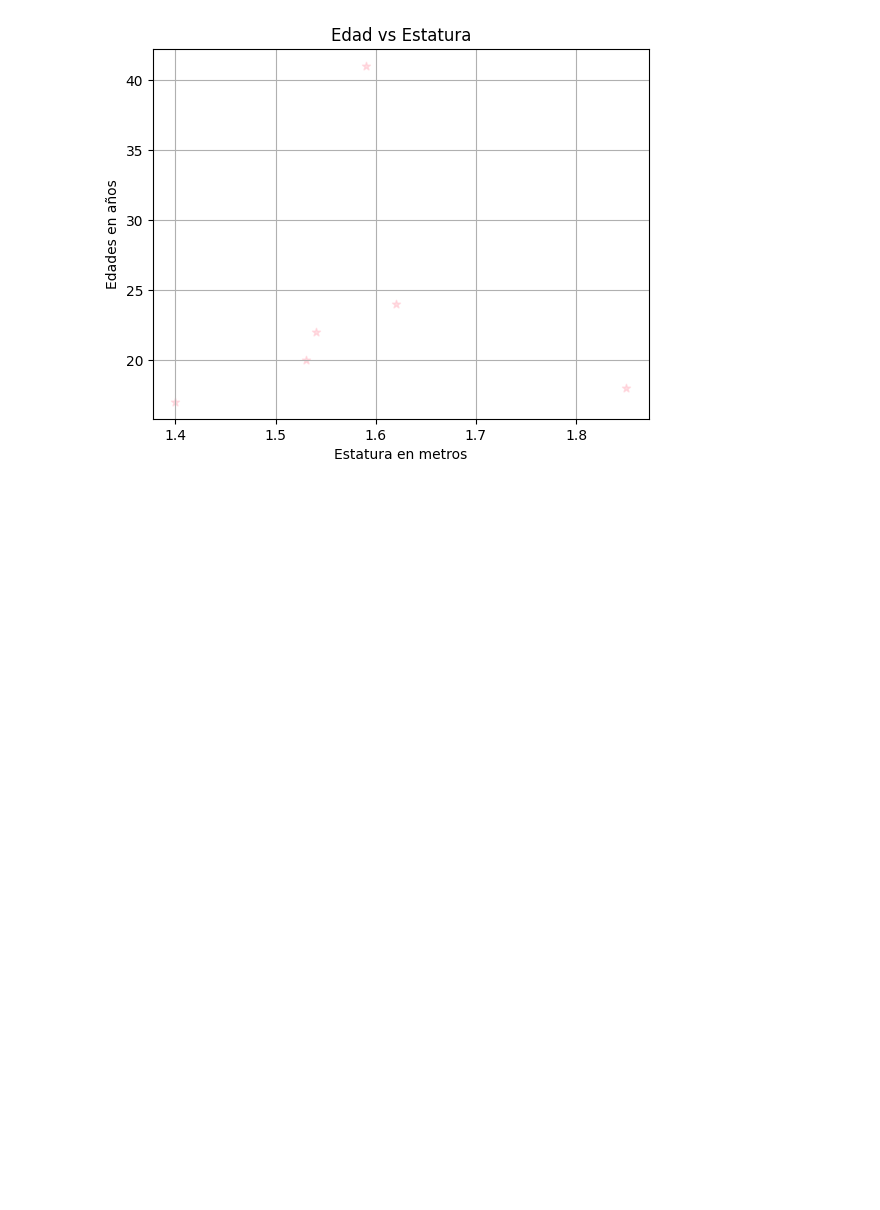
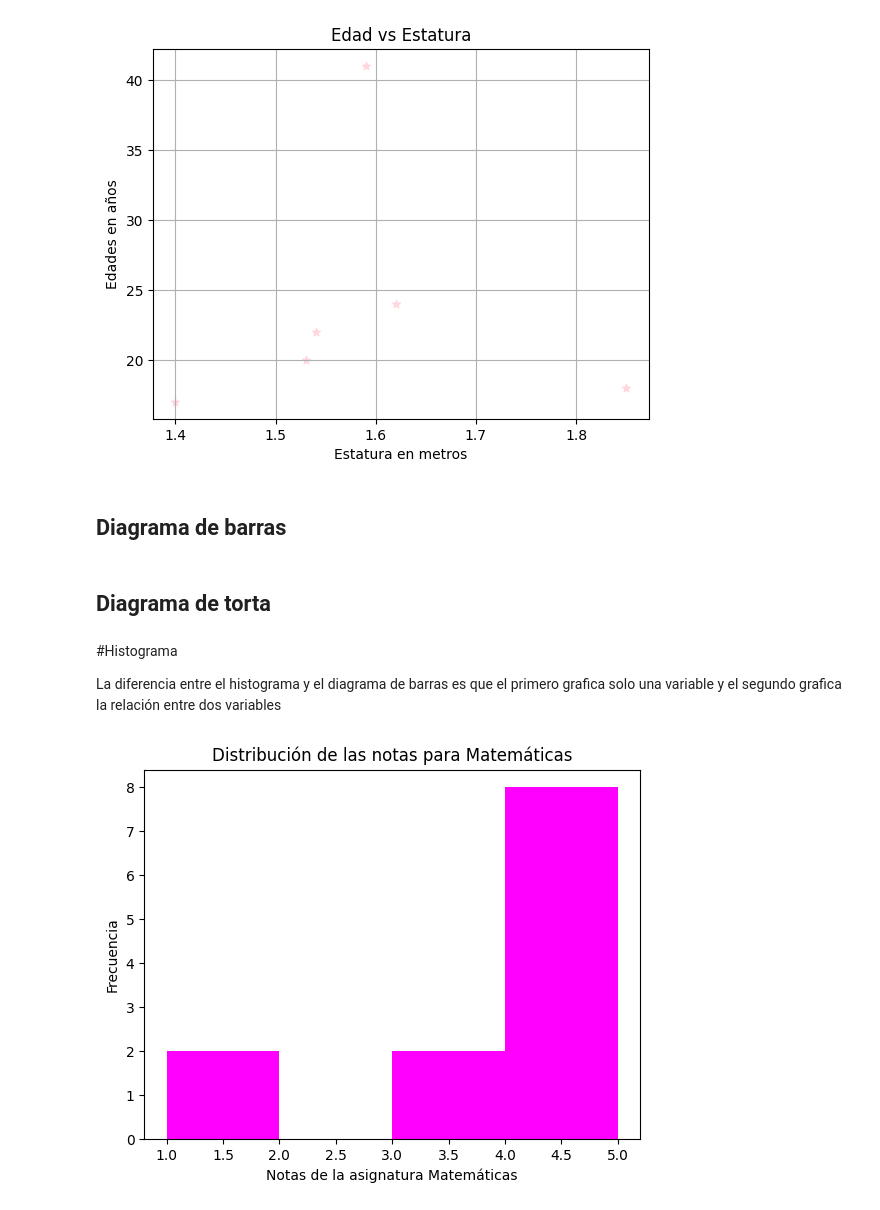
Before and after one commit to EAFIT-BI/Programming-for-Business-in-Accounting, a Jupyter notebook: Visualización.ipynb, the cells around one changed output. Saved outputs shown, nothing was run; the diff lists cells and outputs as text; code cells hidden in the pictures; blank space fills up the shorter version.

```diff
--- a/Visualización.ipynb
+++ b/Visualización.ipynb
@@ -90,3 +90,5 @@ plt.grid()
 plt.show()
 # %% [output]
 [figure]
+# %% [markdown]
+## Diagrama de barras
@@ -92,0 +115,2 @@ plt.show()
+# %% [markdown]
+## Diagrama de torta
@@ -92,0 +130,22 @@ plt.show()
+# %% [markdown]
+#Histograma
+
+La diferencia entre el histograma y el diagrama de barras es que el primero grafica solo una variable y el segundo grafica la relación entre dos variables
+# %%
+#creamos los datos
+notas_matemáticas = [4, 4.5, 4, 4, 4.5, 4.5, 4.5, 5, 3, 3, 1, 1]
+
+#creamos los bins, agrupaciones o barritas
+bins = [1, 2, 3, 4, 5]
+
+#graficamos el histograma
+plt.hist(notas_matemáticas, bins, rwidth = 1, color = "magenta")
+
+#agregamos los títulos a los ejes y al gráfico
+plt.xlabel("Notas de la asignatura Matemáticas")
+plt.ylabel("Frecuencia")
+plt.title("Distribución de las notas para Matemáticas")
+
+plt.show()
+# %% [output]
+[figure, added]
```
Also changed, not shown: parts of 2 cells of this notebook.
